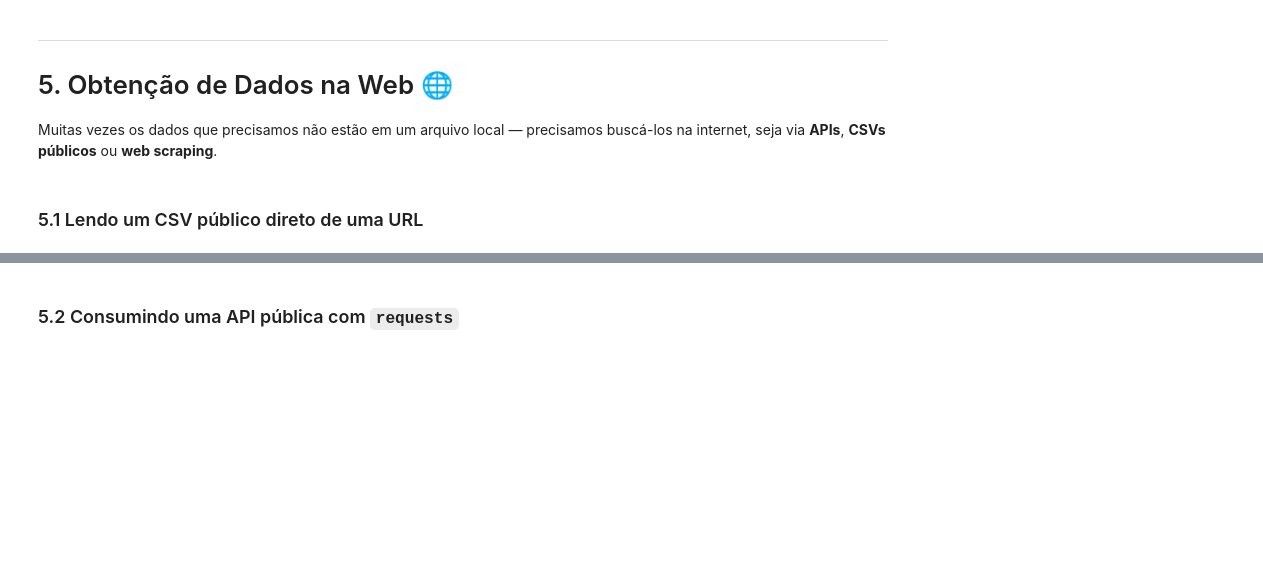
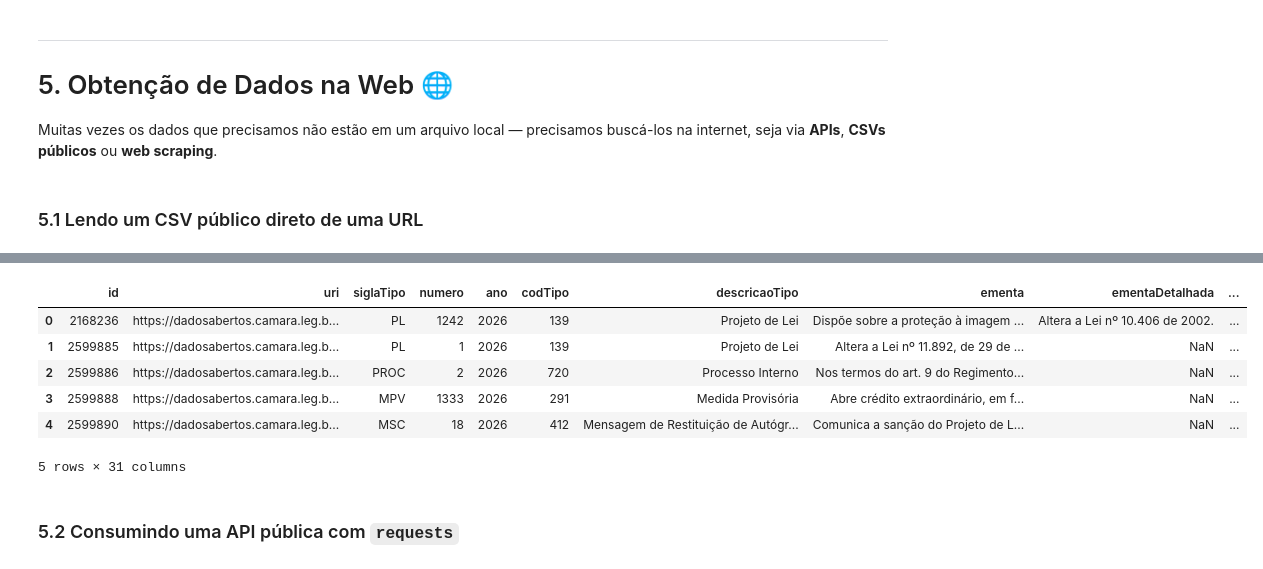
Before and after one commit to estathifisco/estathifisco.github.io, a Jupyter notebook: aula_python_ciencia_de_dados_v1p_pynb.ipynb, the cells around one changed output, grey strips where cells are left out. Cells and saved outputs as stored; diff of their text form; code cells hidden in the pictures; blank space fills up the shorter version.

```diff
--- a/aula_python_ciencia_de_dados_v1p_pynb.ipynb
+++ b/aula_python_ciencia_de_dados_v1p_pynb.ipynb
@@ -622,3 +639,18 @@ tips.head()
+# %%
+#https://dadosabertos.camara.leg.br/swagger/api.html?tab=staticfile
+#Dados Abertos câmara dos deputados API RESTful
+
+url2 = "https://dadosabertos.camara.leg.br/arquivos/proposicoes/csv/proposicoes-2026.csv"
+df_proposicoes = pd.read_csv(url2, sep=";", encoding="utf-8")
+df_proposicoes.head()
+# %% [output]
+|  | id | uri | siglaTipo | numero | ano | codTipo | descricaoTipo | ementa | ementaDetalhada | ... |
+| 0 | 2168236 | https://dadosabertos.camara.leg.b... | PL | 1242 | 2026 | 139 | Projeto de Lei | Dispõe sobre a proteção à imagem ... | Altera a Lei nº 10.406 de 2002. | ... |
+| 1 | 2599885 | https://dadosabertos.camara.leg.b... | PL | 1 | 2026 | 139 | Projeto de Lei | Altera a Lei nº 11.892, de 29 de ... | NaN | ... |
+| 2 | 2599886 | https://dadosabertos.camara.leg.b... | PROC | 2 | 2026 | 720 | Processo Interno | Nos termos do art. 9 do Regimento... | NaN | ... |
+| 3 | 2599888 | https://dadosabertos.camara.leg.b... | MPV | 1333 | 2026 | 291 | Medida Provisória | Abre crédito extraordinário, em f... | NaN | ... |
+| 4 | 2599890 | https://dadosabertos.camara.leg.b... | MSC | 18 | 2026 | 412 | Mensagem de Restituição de Autógr... | Comunica a sanção do Projeto de L... | NaN | ... |
+5 rows × 31 columns
 # %% [markdown]
 ### 5.2 Consumindo uma API pública com `requests`
 # %%
```
Also changed, not shown: parts of 20 cells of this notebook.
